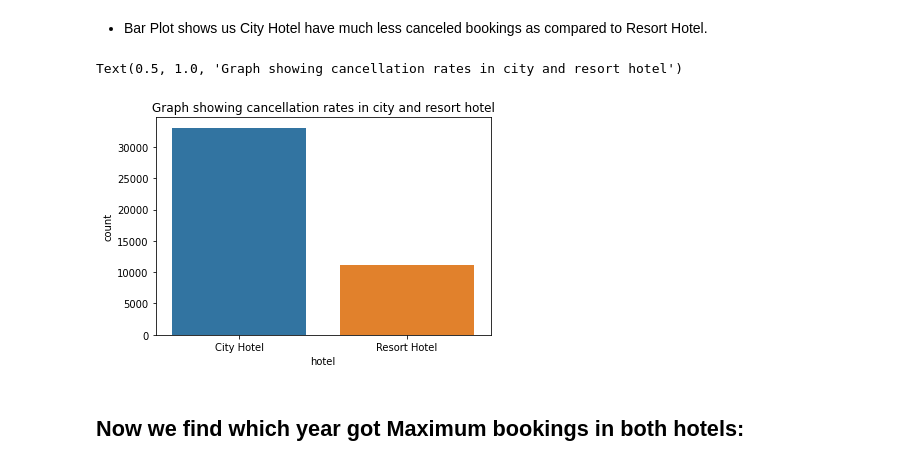
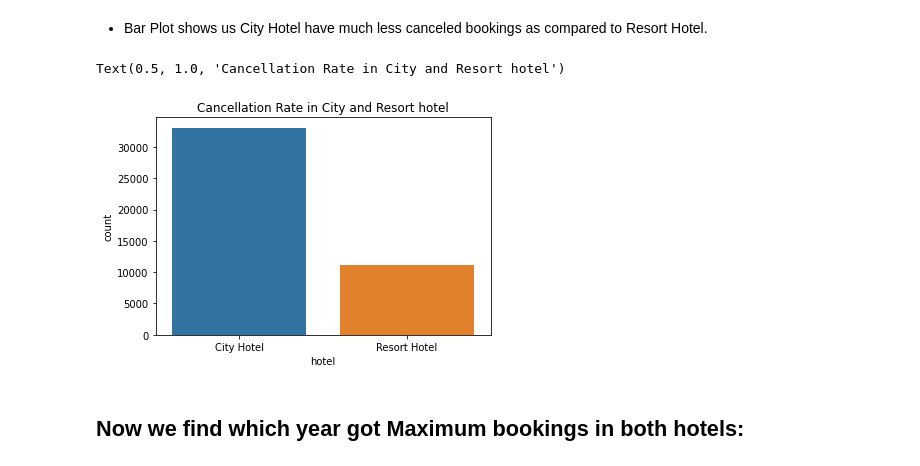
Before and after one commit to datascience-vivek/EDA-Capstone-Project-on-Hotel-Bookings, a Jupyter notebook: EDA_Capstone_Project_on_Hotel_Bookings.ipynb, the cells around one changed output. Drawn from its saved outputs; the diff is of its cells as text; code cells hidden in the pictures.

```diff
--- a/EDA_Capstone_Project_on_Hotel_Bookings.ipynb
+++ b/EDA_Capstone_Project_on_Hotel_Bookings.ipynb
@@ -268,11 +268,11 @@ sns.countplot(canceled_df)
 # %%
 list1 = ['is_canceled', 'hotel']
 type_of_hotel_canceled = df[list1]
 canceled_hotel = type_of_hotel_canceled[type_of_hotel_canceled['is_canceled'] == 'canceled'].groupby(['hotel']).size().reset_index(name = 'count')
-sns.barplot(data = canceled_hotel, x = 'hotel', y = 'count').set_title('Graph showing cancellation rates in city and resort hotel')
+sns.barplot(data = canceled_hotel, x = 'hotel', y = 'count').set_title('Cancellation Rate in City and Resort hotel')
 # %% [output]
-Text(0.5, 1.0, 'Graph showing cancellation rates in city and resort hotel')
+Text(0.5, 1.0, 'Cancellation Rate in City and Resort hotel')
-[figure, old version]
+[figure, new version]
 # %% [markdown]
 ## **Now we find which year got Maximum bookings in both hotels:**
 # %%
```
Also changed, not shown: parts of 8 cells of this notebook.
